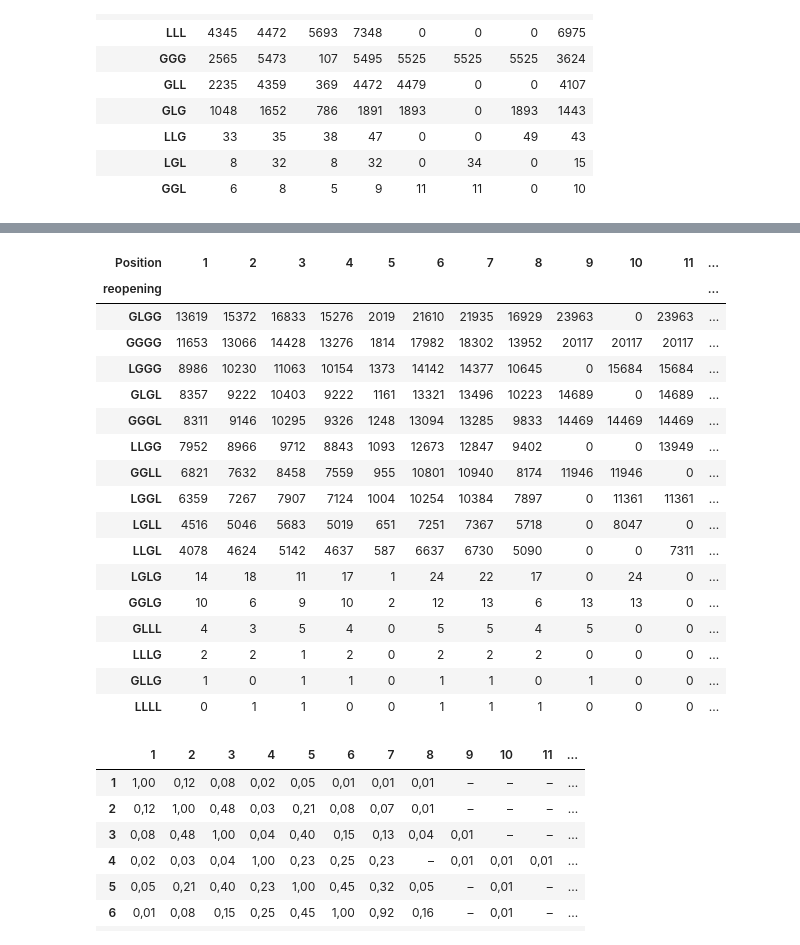
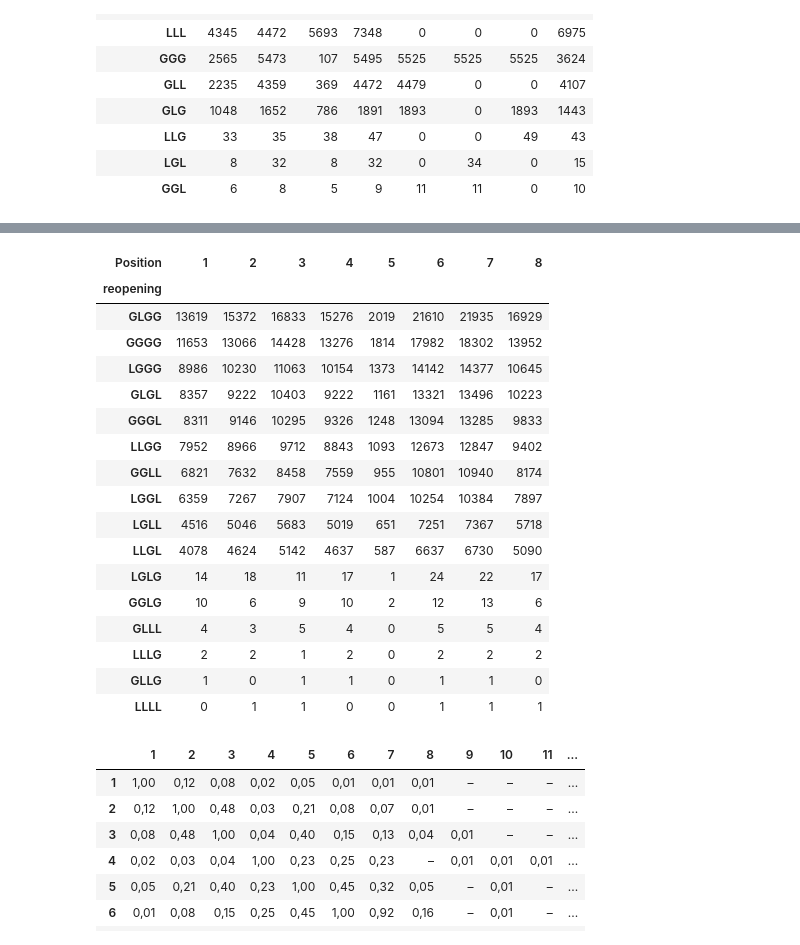
Before and after one commit to kmein/shloka, a Jupyter notebook: statistics.ipynb, the cells around one changed output, grey strips where cells are left out. Drawn from its saved outputs; the diff is of its cells as text; code cells hidden in the pictures.

```diff
--- a/statistics.ipynb
+++ b/statistics.ipynb
@@ -529,28 +546,28 @@ contingency_semi_cadence_position.style.background_gradient(axis="columns", cmap
 # %%
 # no effect to be seen, also tried with .reopening and .cadence
 pd.crosstab(
     nur_guru["reopening"],
     nur_guru["Position"]
-).sort_values(14, ascending=False).style.background_gradient(axis="columns", cmap=cm)
+).sort_values(by=1,ascending=False).style.background_gradient(axis="columns", cmap=cm)
 # %% [output]
-| Position | 1 | 2 | 3 | 4 | 5 | 6 | 7 | 8 | 9 | 10 | 11 | ... |
-| reopening |  |  |  |  |  |  |  |  |  |  |  | ... |
-| GLGG | 13619 | 15372 | 16833 | 15276 | 2019 | 21610 | 21935 | 16929 | 23963 | 0 | 23963 | ... |
-| GGGG | 11653 | 13066 | 14428 | 13276 | 1814 | 17982 | 18302 | 13952 | 20117 | 20117 | 20117 | ... |
-| LGGG | 8986 | 10230 | 11063 | 10154 | 1373 | 14142 | 14377 | 10645 | 0 | 15684 | 15684 | ... |
-| GLGL | 8357 | 9222 | 10403 | 9222 | 1161 | 13321 | 13496 | 10223 | 14689 | 0 | 14689 | ... |
-| GGGL | 8311 | 9146 | 10295 | 9326 | 1248 | 13094 | 13285 | 9833 | 14469 | 14469 | 14469 | ... |
-| LLGG | 7952 | 8966 | 9712 | 8843 | 1093 | 12673 | 12847 | 9402 | 0 | 0 | 13949 | ... |
-| GGLL | 6821 | 7632 | 8458 | 7559 | 955 | 10801 | 10940 | 8174 | 11946 | 11946 | 0 | ... |
-| LGGL | 6359 | 7267 | 7907 | 7124 | 1004 | 10254 | 10384 | 7897 | 0 | 11361 | 11361 | ... |
-| LGLL | 4516 | 5046 | 5683 | 5019 | 651 | 7251 | 7367 | 5718 | 0 | 8047 | 0 | ... |
-| LLGL | 4078 | 4624 | 5142 | 4637 | 587 | 6637 | 6730 | 5090 | 0 | 0 | 7311 | ... |
-| LGLG | 14 | 18 | 11 | 17 | 1 | 24 | 22 | 17 | 0 | 24 | 0 | ... |
-| GGLG | 10 | 6 | 9 | 10 | 2 | 12 | 13 | 6 | 13 | 13 | 0 | ... |
-| GLLL | 4 | 3 | 5 | 4 | 0 | 5 | 5 | 4 | 5 | 0 | 0 | ... |
-| LLLG | 2 | 2 | 1 | 2 | 0 | 2 | 2 | 2 | 0 | 0 | 0 | ... |
-| GLLG | 1 | 0 | 1 | 1 | 0 | 1 | 1 | 0 | 1 | 0 | 0 | ... |
-| LLLL | 0 | 1 | 1 | 0 | 0 | 1 | 1 | 1 | 0 | 0 | 0 | ... |
+| Position | 1 | 2 | 3 | 4 | 5 | 6 | 7 | 8 |
+| reopening |  |  |  |  |  |  |  |  |
+| GLGG | 13619 | 15372 | 16833 | 15276 | 2019 | 21610 | 21935 | 16929 |
+| GGGG | 11653 | 13066 | 14428 | 13276 | 1814 | 17982 | 18302 | 13952 |
+| LGGG | 8986 | 10230 | 11063 | 10154 | 1373 | 14142 | 14377 | 10645 |
+| GLGL | 8357 | 9222 | 10403 | 9222 | 1161 | 13321 | 13496 | 10223 |
+| GGGL | 8311 | 9146 | 10295 | 9326 | 1248 | 13094 | 13285 | 9833 |
+| LLGG | 7952 | 8966 | 9712 | 8843 | 1093 | 12673 | 12847 | 9402 |
+| GGLL | 6821 | 7632 | 8458 | 7559 | 955 | 10801 | 10940 | 8174 |
+| LGGL | 6359 | 7267 | 7907 | 7124 | 1004 | 10254 | 10384 | 7897 |
+| LGLL | 4516 | 5046 | 5683 | 5019 | 651 | 7251 | 7367 | 5718 |
+| LLGL | 4078 | 4624 | 5142 | 4637 | 587 | 6637 | 6730 | 5090 |
+| LGLG | 14 | 18 | 11 | 17 | 1 | 24 | 22 | 17 |
+| GGLG | 10 | 6 | 9 | 10 | 2 | 12 | 13 | 6 |
+| GLLL | 4 | 3 | 5 | 4 | 0 | 5 | 5 | 4 |
+| LLLG | 2 | 2 | 1 | 2 | 0 | 2 | 2 | 2 |
+| GLLG | 1 | 0 | 1 | 1 | 0 | 1 | 1 | 0 |
+| LLLL | 0 | 1 | 1 | 0 | 0 | 1 | 1 | 1 |
 # %%
 effects = np.ndarray((16,16))
 
```
Also changed, not shown: parts of 23 cells of this notebook.
